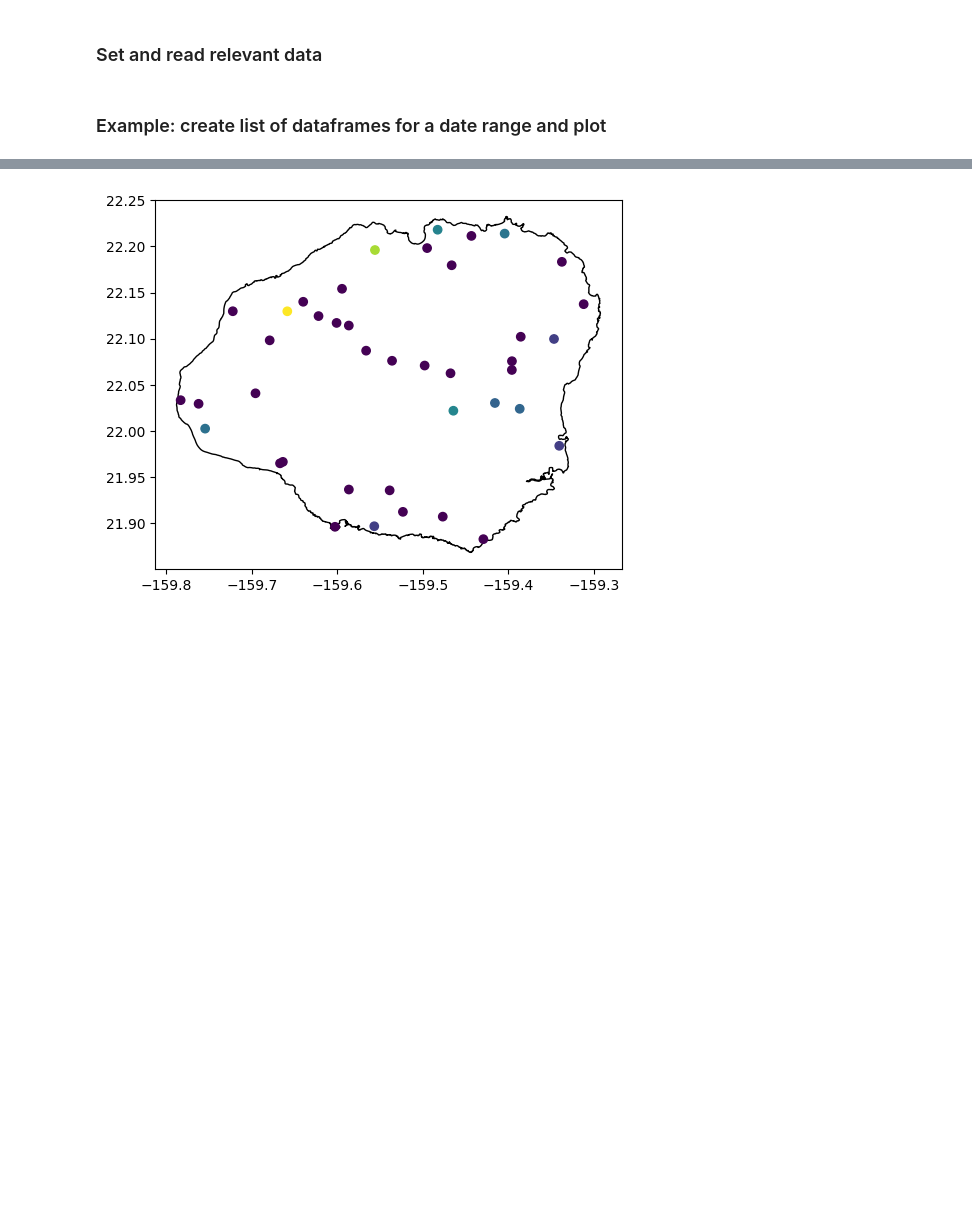
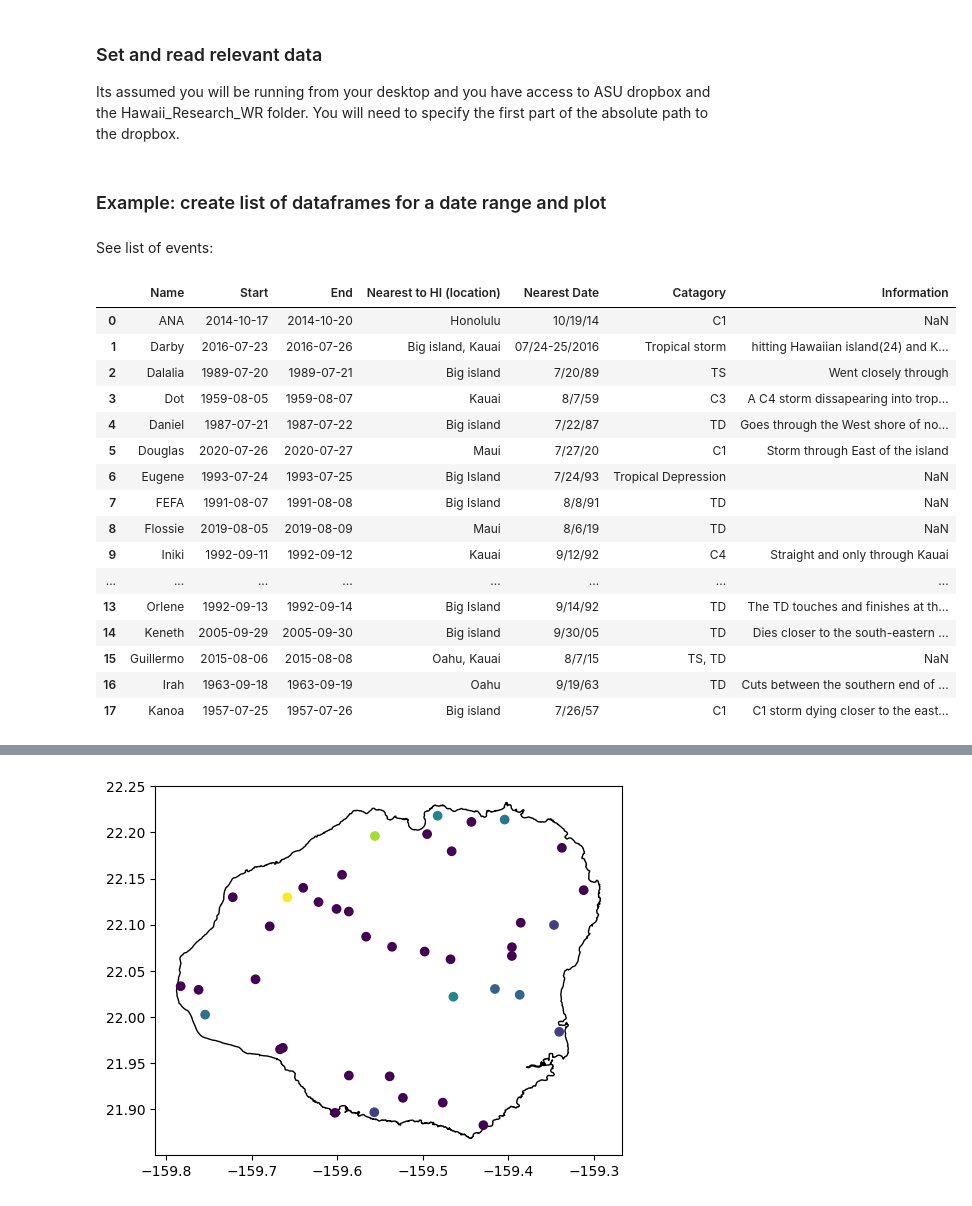
Before and after one commit to WrenRaming/hi-rain, a Jupyter notebook: rainfall_patterns.ipynb, the cells around one changed output, grey strips where cells are left out. Drawn from its saved outputs; the diff is of its cells as text; code cells hidden in the pictures; blank space fills up the shorter version.

```diff
--- a/rainfall_patterns.ipynb
+++ b/rainfall_patterns.ipynb
@@ -6,4 +9,5 @@ import glob
 from utilities import clip_station, list_clipped_stations,plot_event
 # %% [markdown]
 ### Set and read relevant data
+Its assumed you will be running from your desktop and you have access to ASU dropbox and the Hawaii_Research_WR folder. You will need to specify the first part of the absolute path to the dropbox.
 # %%
@@ -16,4 +23,26 @@ hicyc_df['End'] = pd.to_datetime(hicyc_df['End'])
 coast = gpd.read_file(f"{path_to_drop_box}/Dropbox (ASU)/Hawaii_Research_WR/GIS/Coastline/Coastline.shp")
 # %% [markdown]
 ### Example: create list of dataframes for a date range and plot
+# %% [markdown]
+See list of events:
+# %%
+hicyc_df
+# %% [output]
+|  | Name | Start | End | Nearest to HI (location) | Nearest Date | Catagory | Information |
+| 0 | ANA | 2014-10-17 | 2014-10-20 | Honolulu | 10/19/14 | C1 | NaN |
+| 1 | Darby | 2016-07-23 | 2016-07-26 | Big island, Kauai | 07/24-25/2016 | Tropical storm | hitting Hawaiian island(24) and K... |
+| 2 | Dalalia | 1989-07-20 | 1989-07-21 | Big island | 7/20/89 | TS | Went closely through |
+| 3 | Dot | 1959-08-05 | 1959-08-07 | Kauai | 8/7/59 | C3 | A C4 storm dissapearing into trop... |
+| 4 | Daniel | 1987-07-21 | 1987-07-22 | Big island | 7/22/87 | TD | Goes through the West shore of no... |
+| 5 | Douglas | 2020-07-26 | 2020-07-27 | Maui | 7/27/20 | C1 | Storm through East of the island |
+| 6 | Eugene | 1993-07-24 | 1993-07-25 | Big Island | 7/24/93 | Tropical Depression | NaN |
+| 7 | FEFA | 1991-08-07 | 1991-08-08 | Big Island | 8/8/91 | TD | NaN |
+| 8 | Flossie | 2019-08-05 | 2019-08-09 | Maui | 8/6/19 | TD | NaN |
+| 9 | Iniki | 1992-09-11 | 1992-09-12 | Kauai | 9/12/92 | C4 | Straight and only through Kauai |
+| ... | ... | ... | ... | ... | ... | ... | ... |
+| 13 | Orlene | 1992-09-13 | 1992-09-14 | Big Island | 9/14/92 | TD | The TD touches and finishes at th... |
+| 14 | Keneth | 2005-09-29 | 2005-09-30 | Big island | 9/30/05 | TD | Dies closer to the south-eastern ... |
+| 15 | Guillermo | 2015-08-06 | 2015-08-08 | Oahu, Kauai | 8/7/15 | TS, TD | NaN |
+| 16 | Irah | 1963-09-18 | 1963-09-19 | Oahu | 9/19/63 | TD | Cuts between the southern end of ... |
+| 17 | Kanoa | 1957-07-25 | 1957-07-26 | Big island | 7/26/57 | C1 | C1 storm dying closer to the east... |
 # %% [markdown]
```
Also changed, not shown: parts of 5 cells of this notebook.
